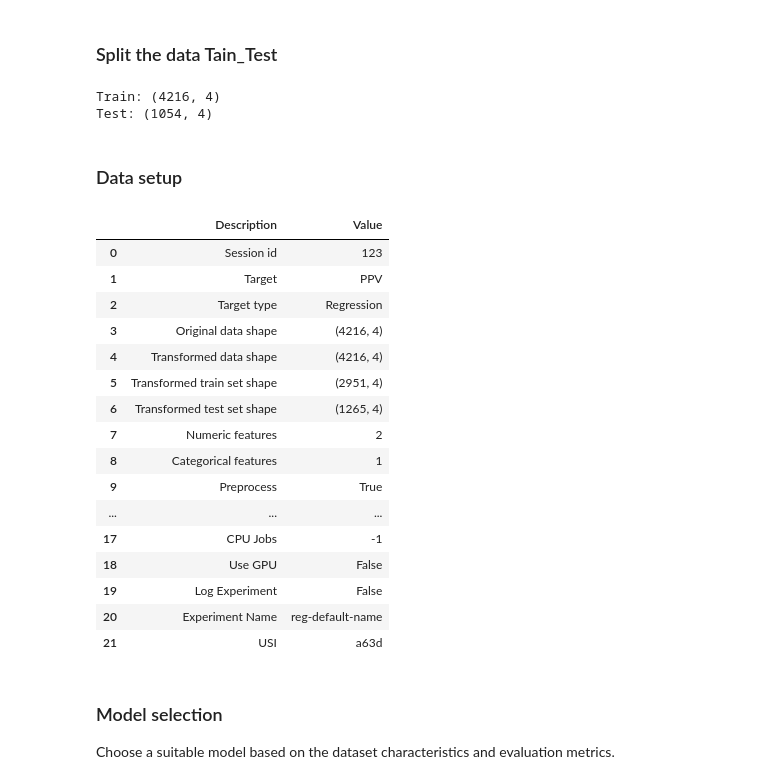
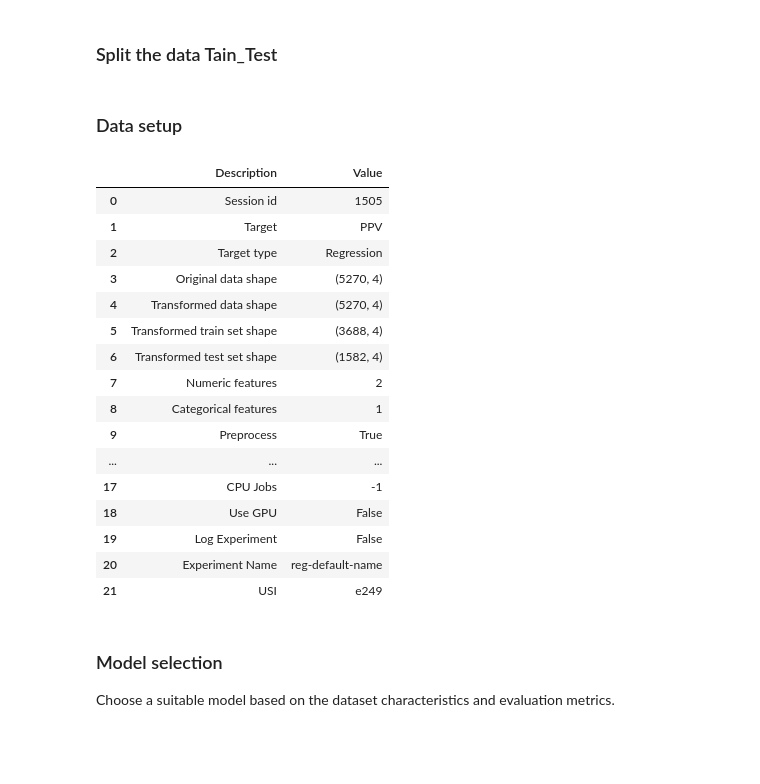
Before and after one commit to MayarQasrawi/Artificial-Intelligent, a Jupyter notebook: ML_Assignment.ipynb, the cells around one changed output. Drawn from its saved outputs; the diff is of its cells as text; code cells hidden in the pictures; blank space fills up the shorter version.

```diff
--- a/ML_Assignment.ipynb
+++ b/ML_Assignment.ipynb
@@ -45,12 +45,3 @@ df2.head(n=1)
 | 0 | Male | 0 | 20 | 15.198437 |
 # %% [markdown]
 ### Split the data Tain_Test
-# %%
-# 80% for training 20% for testing
-data_train= df2.sample(frac=0.8, random_state=123)
-data_test= df2.drop(data_train.index)
-print(f'Train: {data_train.shape}')
-print(f'Test: {data_test.shape}')
-# %% [output]
-Train: (4216, 4)
-Test: (1054, 4)
@@ -57,28 +54,26 @@ Test: (1054, 4)
 # %% [markdown]
 ### Data setup
-# %%
-exp = setup(data_train, target='PPV',
-              numeric_features=['Age', 'Dur'],
-              categorical_features=['Gender'],
-              session_id=123)
-# %% [output]
-|  | Description | Value |
-| 0 | Session id | 123 |
-| 1 | Target | PPV |
-| 2 | Target type | Regression |
-| 3 | Original data shape | (4216, 4) |
-| 4 | Transformed data shape | (4216, 4) |
-| 5 | Transformed train set shape | (2951, 4) |
-| 6 | Transformed test set shape | (1265, 4) |
-| 7 | Numeric features | 2 |
-| 8 | Categorical features | 1 |
-| 9 | Preprocess | True |
-| ... | ... | ... |
-| 17 | CPU Jobs | -1 |
-| 18 | Use GPU | False |
-| 19 | Log Experiment | False |
-| 20 | Experiment Name | reg-default-name |
-| 21 | USI | a63d |
+# %%
+exp = setup(df2, target='PPV',
+            fold=5)
+# %% [output]
+|  | Description | Value |
+| 0 | Session id | 1505 |
+| 1 | Target | PPV |
+| 2 | Target type | Regression |
+| 3 | Original data shape | (5270, 4) |
+| 4 | Transformed data shape | (5270, 4) |
+| 5 | Transformed train set shape | (3688, 4) |
+| 6 | Transformed test set shape | (1582, 4) |
+| 7 | Numeric features | 2 |
+| 8 | Categorical features | 1 |
+| 9 | Preprocess | True |
+| ... | ... | ... |
+| 17 | CPU Jobs | -1 |
+| 18 | Use GPU | False |
+| 19 | Log Experiment | False |
+| 20 | Experiment Name | reg-default-name |
+| 21 | USI | e249 |
 # %% [markdown]
 ### Model selection
 Choose a suitable model based on the dataset characteristics and evaluation metrics.
```
Also changed, not shown: parts of 34 cells of this notebook.
